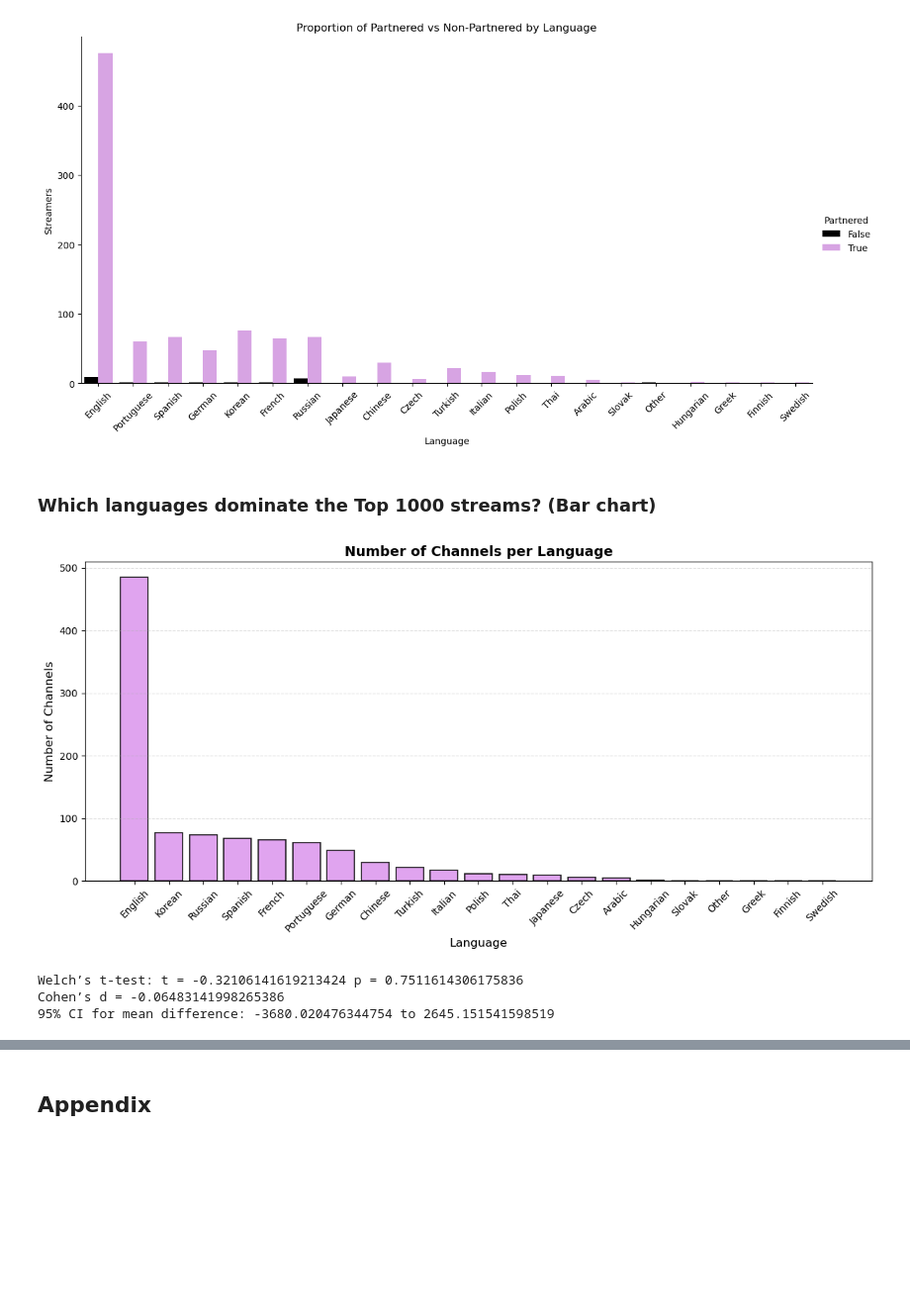
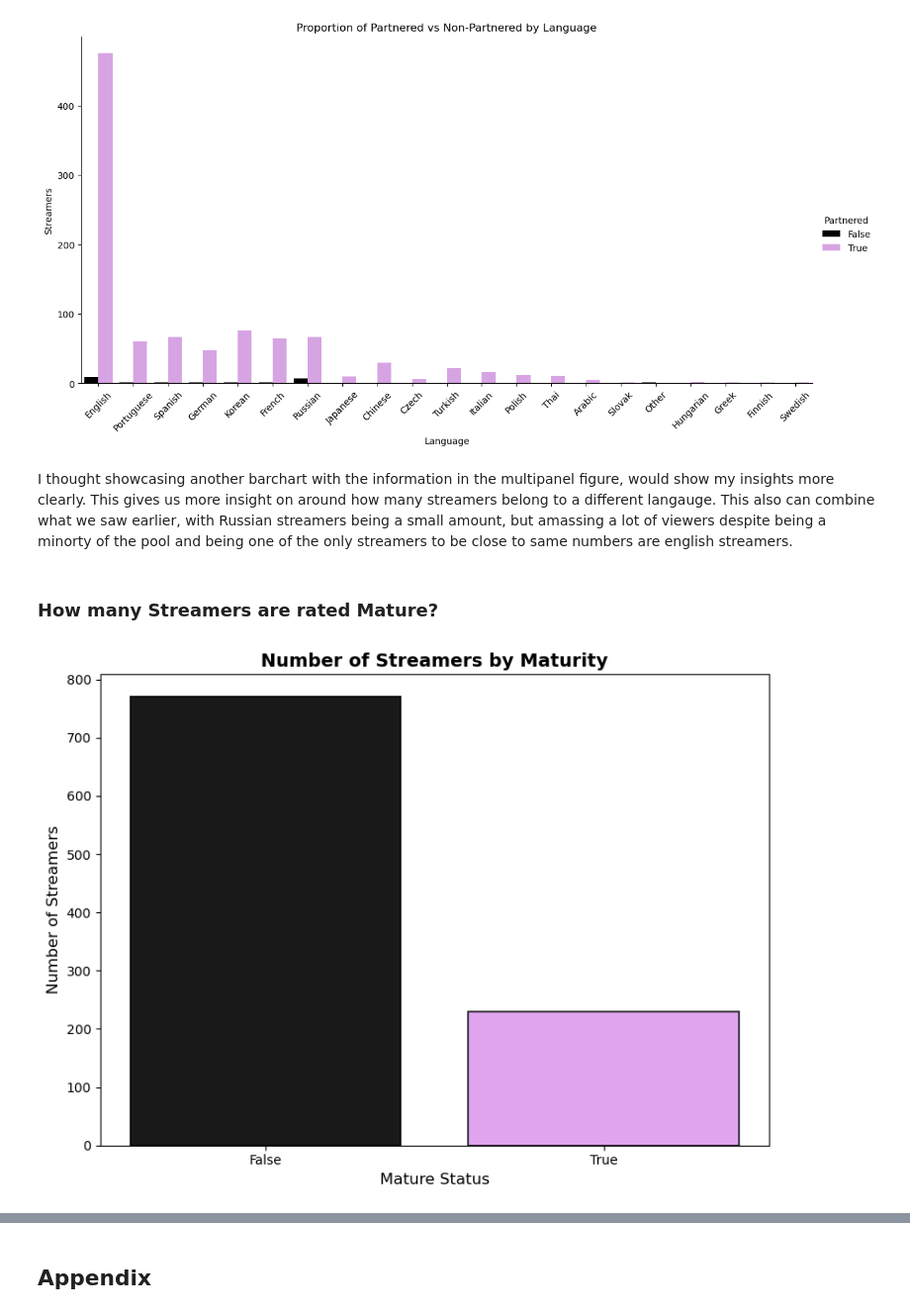
Before and after one commit to IT2053C-Gilany/final-project-martinbv99, a Jupyter notebook: final-projectMartinez.ipynb, the cells around one changed output, grey strips where cells are left out. Shown at 99% size. Cells and saved outputs as stored; diff of their text form; code cells hidden in the pictures; blank space fills up the shorter version.

```diff
--- a/final-projectMartinez.ipynb
+++ b/final-projectMartinez.ipynb
@@ -313,49 +338,24 @@ plt.title("Proportion of Partnered vs Non-Partnered by Language")
 plt.show()
 # %% [output]
 [figure]
-# %% [markdown]
-### Which languages dominate the Top 1000 streams? (Bar chart)
-# %%
-#Categorizes the languages by amount of how often they show up.
-lang_counts = df['Language'].value_counts()
-
-fig, ax = plt.subplots(figsize=(12, 6))
-
-ax.bar(lang_counts.index, lang_counts.values, color="#DD9AEE",
-       alpha=0.9, edgecolor='black', linewidth=1.2)
-
-ax.grid(linestyle='--', alpha=0.4, axis='y')
-
-ax.set_xlabel('Language', fontsize=12)
-ax.set_ylabel('Number of Channels', fontsize=12)
-ax.set_title('Number of Channels per Language', fontsize=14, fontweight='bold')
-
-plt.xticks(rotation=45)  #Rotate labels so they don’t overlap
-plt.tight_layout()
-plt.show()
-# %% [output]
-[figure, removed]
-# %%
-from scipy.stats import ttest_ind
-
-group1 = df[df["Partnered"]==True]["Average viewers"].dropna()
-group2 = df[df["Partnered"]==False]["Average viewers"].dropna()
-
-t, p = ttest_ind(group1, group2, equal_var=False)
-
-#Cohen’s d
-cohen_d = (group1.mean() - group2.mean()) / np.sqrt(((group1.std()**2 + group2.std()**2)/2))
-
-print("Welch’s t-test: t =", t, "p =", p)
-print("Cohen’s d =", cohen_d)
-
-#95% CI for mean difference
-import scipy.stats as stats
-difference = group1.mean() - group2.mean()
-l = np.sqrt(group1.var()/len(group1) + group2.var()/len(group2))
-ci_low, ci_high = stats.t.interval(0.95, df=len(group1)+len(group2)-2, loc=difference, scale=l)
-print("95% CI for mean difference:", ci_low, "to", ci_high)
-# %% [output]
-Welch’s t-test: t = -0.32106141619213424 p = 0.7511614306175836
-Cohen’s d = -0.06483141998265386
-95% CI for mean difference: -3680.020476344754 to 2645.151541598519
+# %% [markdown]
+I thought showcasing another barchart with the information in the multipanel figure, would show my insights more clearly. This gives us more insight on around how many streamers belong to a different langauge. This also can combine what we saw earlier, with Russian streamers being a small amount, but amassing a lot of viewers despite being a minorty of the pool and being one of the only streamers to be close to same numbers are english streamers.
+# %% [markdown]
+### How many Streamers are rated Mature?
+# %%
+#Count how many streamers are mature vs not
+maturity_counts = df["Mature"].value_counts()
+
+fig, ax = plt.subplots(figsize=(8,6))
+
+ax.bar(maturity_counts.index.astype(str), maturity_counts.values,
+       color=["black", "#DD9AEE"], alpha=0.9, edgecolor="black", linewidth=1.2)
+
+ax.set_xlabel("Mature Status", fontsize=12)
+ax.set_ylabel("Number of Streamers", fontsize=12)
+ax.set_title("Number of Streamers by Maturity", fontsize=14, fontweight="bold")
+
+plt.tight_layout()
+plt.show()
+# %% [output]
+[figure, added]
```
Also changed, not shown: parts of 12 cells of this notebook.
